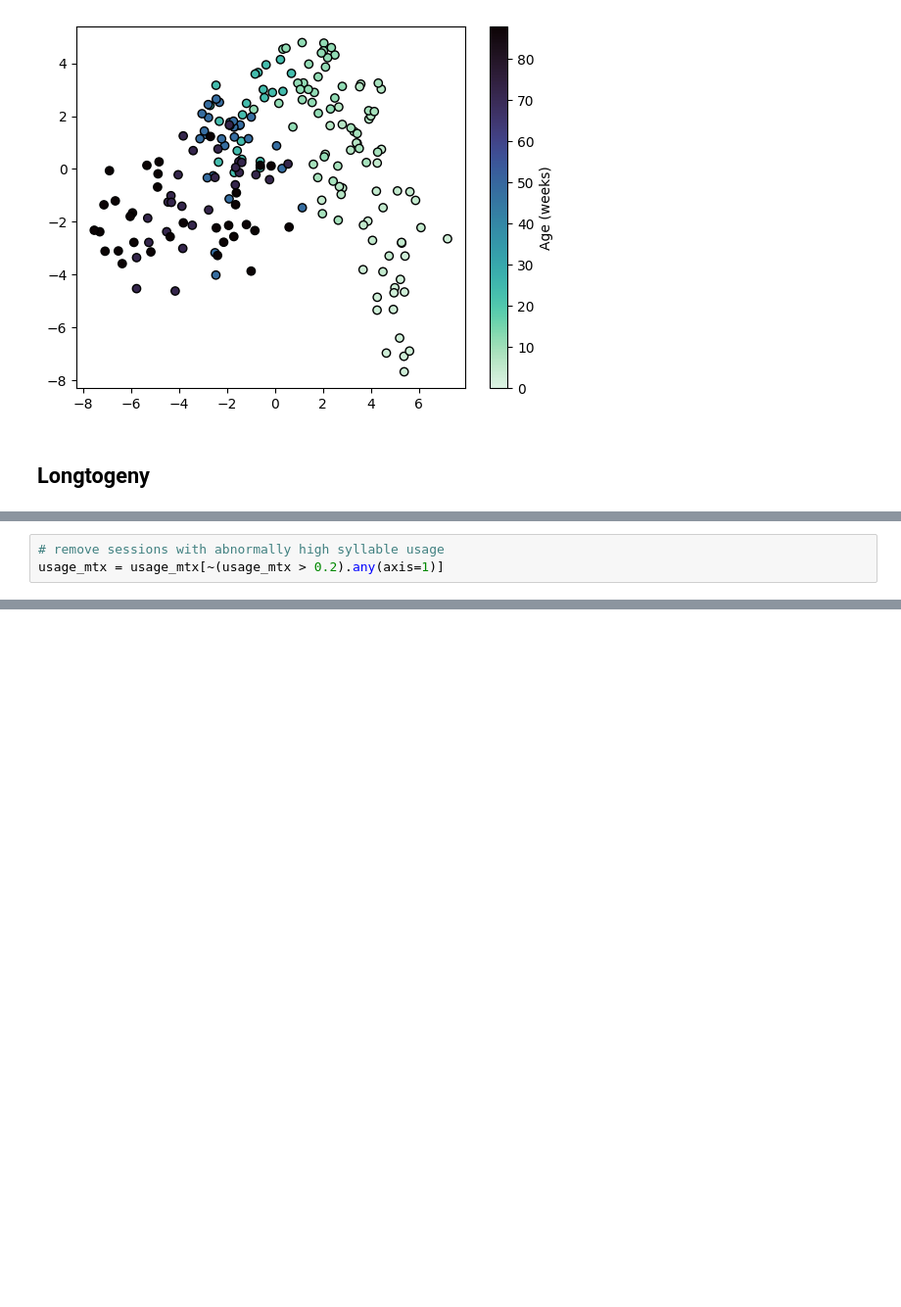
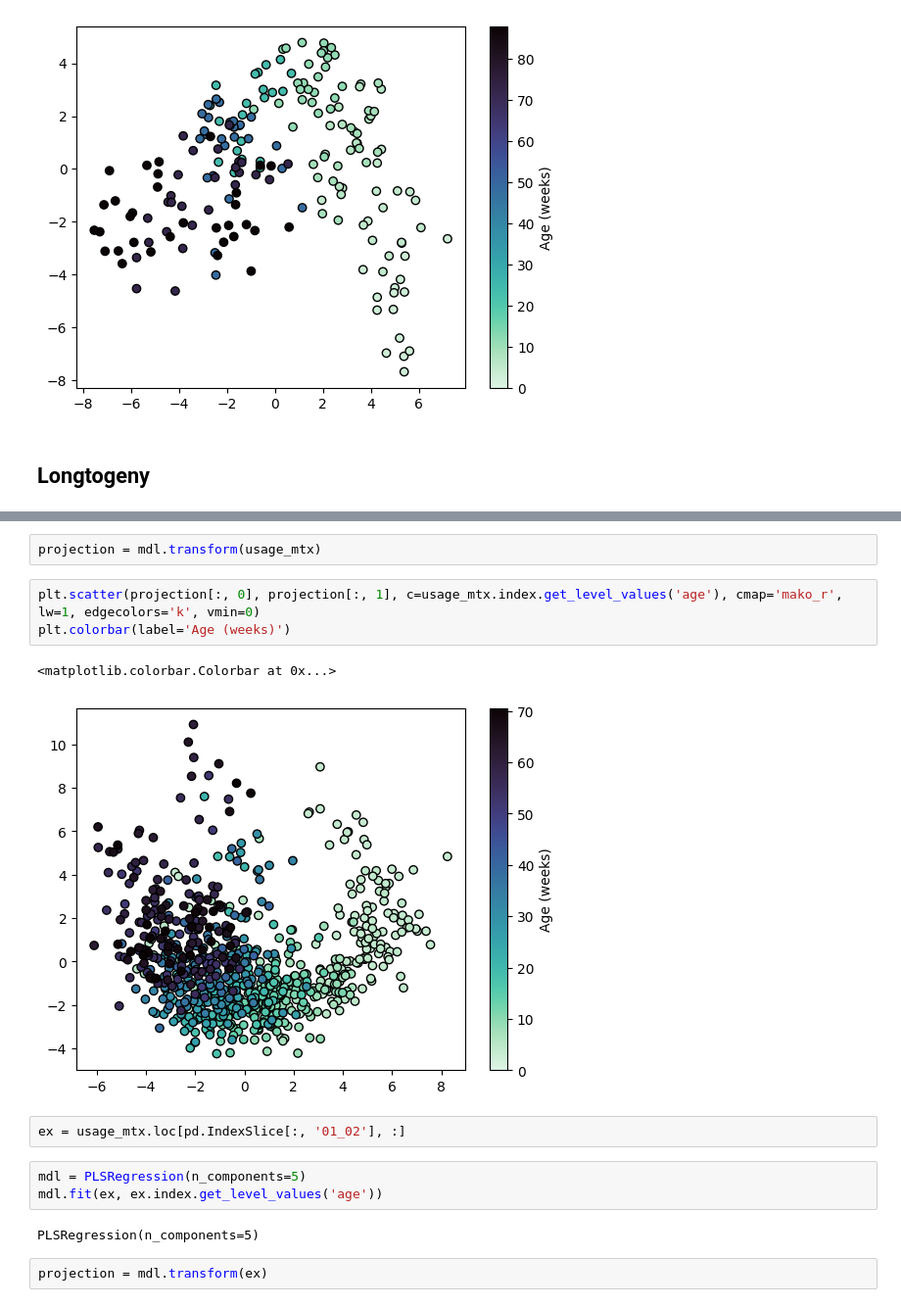
Before and after one commit to dattalab/ontogeny-of-behavior, a Jupyter notebook: notebooks/exploration/win/age-manifold/2023-07-17-age-indiv-manifold.ipynb, the cells around one changed output, grey strips where cells are left out. Shown at 98% size. Saved outputs shown, nothing was run; the diff lists cells and outputs as text; blank space fills up the shorter version.

```diff
--- a/notebooks/exploration/win/age-manifold/2023-07-17-age-indiv-manifold.ipynb
+++ b/notebooks/exploration/win/age-manifold/2023-07-17-age-indiv-manifold.ipynb
@@ -111,4 +109 @@ plt.plot(usage_mtx.values.T, c='k', alpha=0.2);
-# %%
-# remove sessions with abnormally high syllable usage
-usage_mtx = usage_mtx[~(usage_mtx > 0.2).any(axis=1)]
 # %%
@@ -118,0 +120,17 @@ PLSRegression()
+# %%
+projection = mdl.transform(usage_mtx)
+# %%
+plt.scatter(projection[:, 0], projection[:, 1], c=usage_mtx.index.get_level_values('age'), cmap='mako_r', lw=1, edgecolors='k', vmin=0)
+plt.colorbar(label='Age (weeks)')
+# %% [output]
+<matplotlib.colorbar.Colorbar at 0x...>
+[figure, added]
+# %%
+ex = usage_mtx.loc[pd.IndexSlice[:, '01_02'], :]
+# %%
+mdl = PLSRegression(n_components=5)
+mdl.fit(ex, ex.index.get_level_values('age'))
+# %% [output]
+PLSRegression(n_components=5)
+# %%
+projection = mdl.transform(ex)
```
Also changed, not shown: parts of 28 cells of this notebook, 1 other file.
